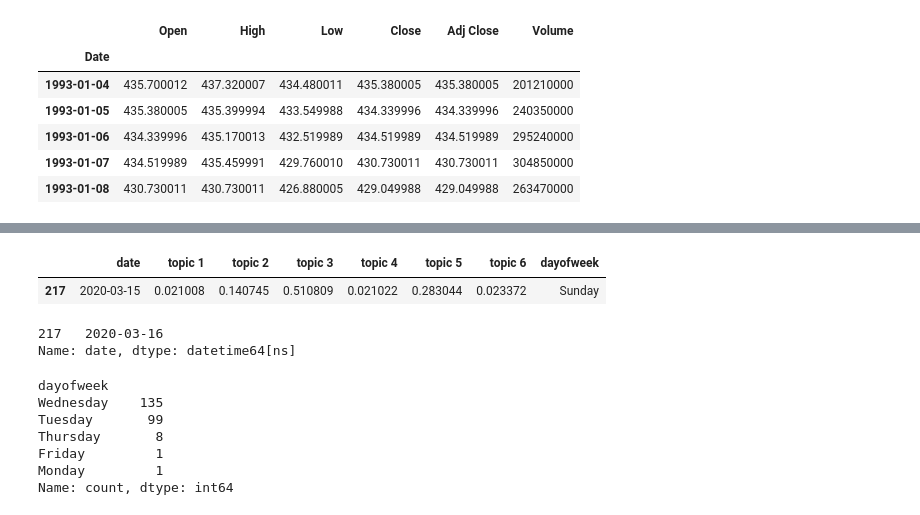
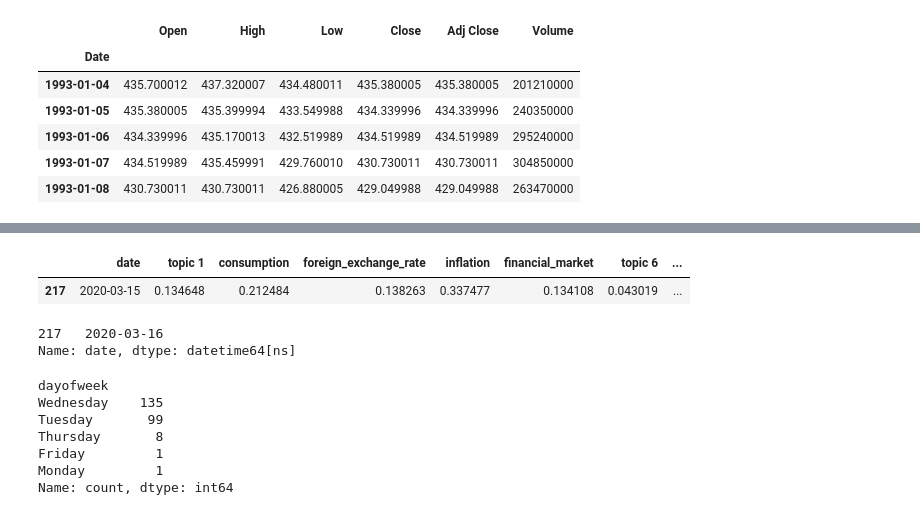
Before and after one commit to MasoodDastan/fomc, a Jupyter notebook: notebooks/06-data-preparation.ipynb, the cells around one changed output, grey strips where cells are left out. Cells and saved outputs as stored; diff of their text form; code cells hidden in the pictures.

```diff
--- a/notebooks/06-data-preparation.ipynb
+++ b/notebooks/06-data-preparation.ipynb
@@ -103,4 +124,0 @@ fomc_topic.head()
-# %%
-# day_of_week = meeting_datetime.strftime('%A')
-fomc_topic['dayofweek'] = fomc_topic.index.strftime('%A')
-fomc_topic['dayofweek'].value_counts()
@@ -114,0 +150,3 @@ Name: count, dtype: int64
+# %%
+fomc = fomc_topic.merge(fomc_laughran_mcdonald, how = 'inner', left_index=True, right_index=True) \
+                 .merge(fomc_zstc_sentiment, how = 'inner', left_index=True, right_index=True)
@@ -114,0 +157,6 @@ Name: count, dtype: int64
+# %%
+# The 'strftime('%A')' function is used to convert the date from the index to the full weekday name.
+# For example, if the index contains '2023-07-30', the 'dayofweek' column for that row will have the value 'Saturday'.
+fomc['dayofweek'] = fomc.index.strftime('%A')
+
+fomc['dayofweek'].value_counts()
@@ -115,15 +171,18 @@ Name: count, dtype: int64
 # %%
-fomc_topic.reset_index(names='date', inplace=True)
+fomc.reset_index(names='date', inplace=True)
 # %%
-sunday_row = fomc_topic['dayofweek'] =='Sunday'
-fomc_topic[sunday_row]
+sunday_row = fomc['dayofweek'] =='Sunday'
+fomc[sunday_row]
 # %% [output]
-|  | date | topic 1 | topic 2 | topic 3 | topic 4 | topic 5 | topic 6 | dayofweek |
-| 217 | 2020-03-15 | 0.021008 | 0.140745 | 0.510809 | 0.021022 | 0.283044 | 0.023372 | Sunday |
+|  | date | topic 1 | consumption | foreign_exchange_rate | inflation | financial_market | topic 6 | ... |
+| 217 | 2020-03-15 | 0.134648 | 0.212484 | 0.138263 | 0.337477 | 0.134108 | 0.043019 | ... |
-# %%
-fomc_topic.loc[sunday_row, 'date'] = fomc_topic.loc[sunday_row, 'date'] + pd.Timedelta(1, "d")
-fomc_topic.loc[sunday_row, 'date']
-# %% [output]
-217   2020-03-16
-Name: date, dtype: datetime64[ns]
+# %%
+# For those meetings on Sundays, add one day to their 'date' values to move them to the following Monday.
+# The 'pd.Timedelta(1, "d")' represents a time duration of one day, and it is added to the 'date' column.
+fomc.loc[sunday_row, 'date'] = fomc.loc[sunday_row, 'date'] + pd.Timedelta(1, "d")
+
+fomc.loc[sunday_row, 'date']
+# %% [output]
+217   2020-03-16
+Name: date, dtype: datetime64[ns]
 # %%
```
Also changed, not shown: parts of 54 cells of this notebook, 1 other file.
